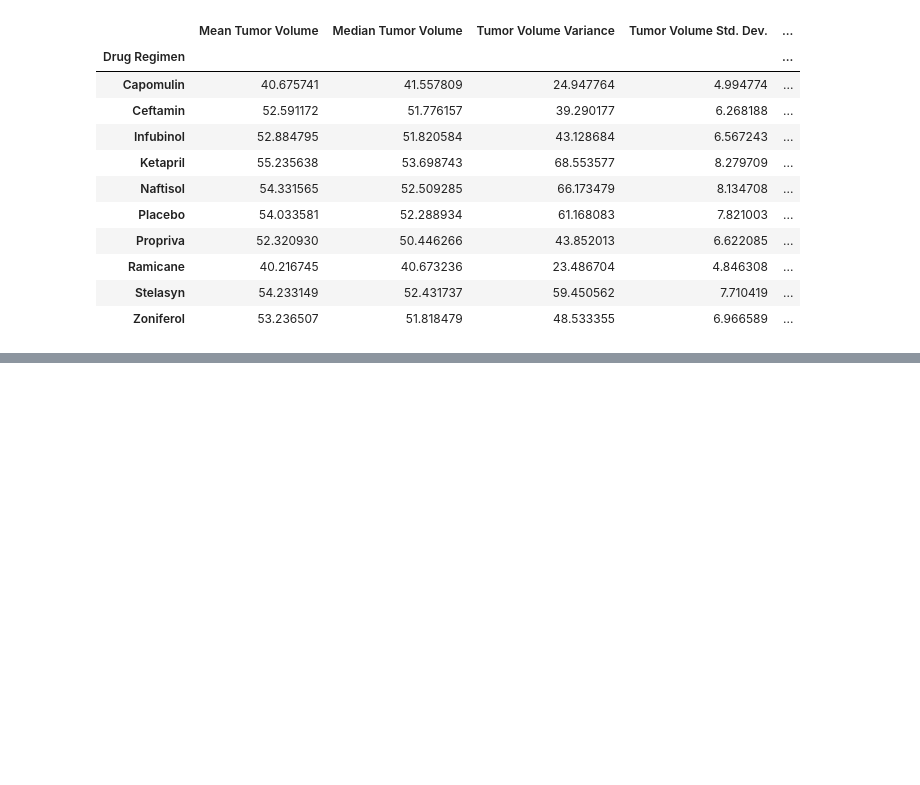
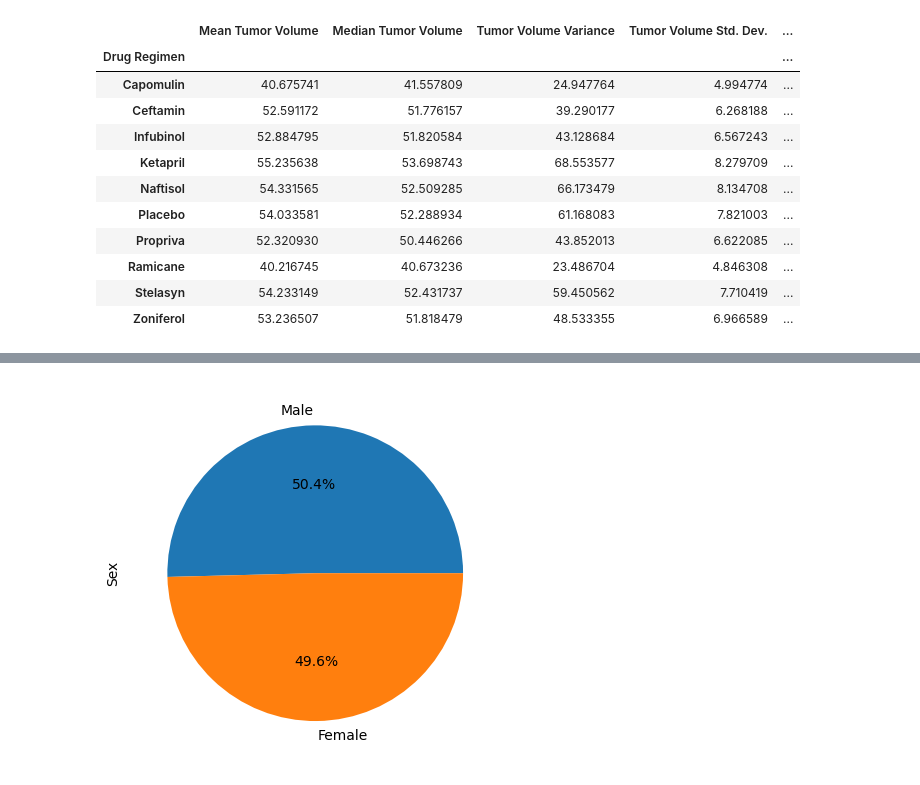
Before and after one commit to jdolinsky/viz, a Jupyter notebook: pymaceuticals_analysis.ipynb, the cells around one changed output, grey strips where cells are left out. Saved outputs shown, nothing was run; the diff lists cells and outputs as text; code cells hidden in the pictures; blank space fills up the shorter version.

```diff
--- a/pymaceuticals_analysis.ipynb
+++ b/pymaceuticals_analysis.ipynb
@@ -164,0 +208,17 @@ df_per_drug_agg_stats
+# %%
+# Prepare data for the distribution of female versus male
+df_gender = df_cl.groupby(by=["Mouse ID", "Sex"])
+df_gender = df_gender.count()
+df_gender = pd.DataFrame(df_gender)
+df_gender = df_gender.reset_index()
+df_gender_total = pd.DataFrame(df_gender["Sex"].value_counts())
+df_gender_total.columns = ["Total by Gender"]
+df_gender_total["% Total by Gender"] = df_gender_total["Total by Gender"] / df_gender_total["Total by Gender"].sum() * 100
+# %%
+# Generate a pie plot showing the distribution of female versus male mice using Pandas
+plt1 = df_gender_total.plot.pie(y="% Total by Gender",
+                             legend = False,
+                             ylabel = "Sex",
+                             autopct="%1.1f%%")
+# %% [output]
+[figure, added]
```
Also changed, not shown: parts of 7 cells of this notebook.
